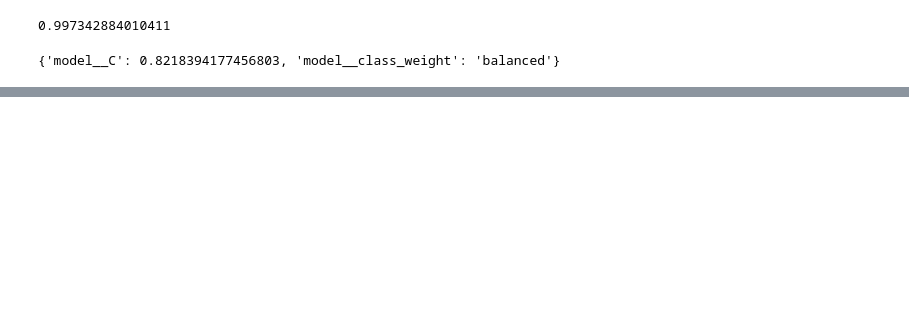
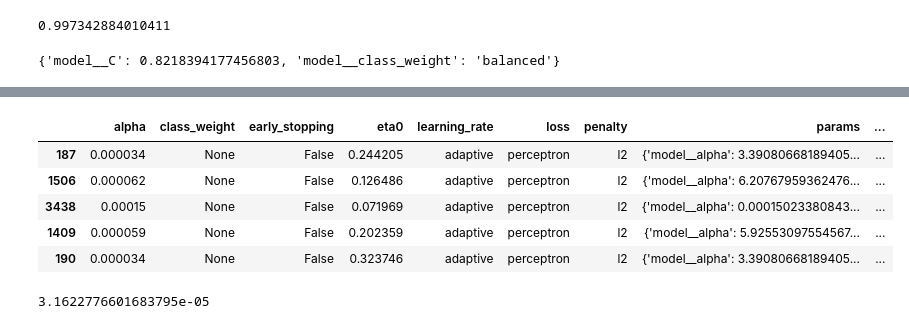
Before and after one commit to BradenAnderson/Quant-Case-Studies, a Jupyter notebook: 05_FirewallTraffic/AndersonLam_CS5.ipynb, the cells around one changed output, grey strips where cells are left out. Drawn from its saved outputs; the diff is of its cells as text; code cells hidden in the pictures; blank space fills up the shorter version.

```diff
--- a/05_FirewallTraffic/AndersonLam_CS5.ipynb
+++ b/05_FirewallTraffic/AndersonLam_CS5.ipynb
@@ -249,0 +320,63 @@ gs1_df.sort_values(by="mean_test_balanced_accuracy", ascending=False).head(2)
+# %%
+target = "Action"
+drop_cols = ["NAT Destination Port"]
+
+X = train_df.drop(columns=drop_cols+[target])
+y = train_df[target].to_numpy()
+
+ohe_cols = ["Source Port", "Destination Port", "NAT Source Port"]
+scale_cols = [c for c in X.columns if c not in ohe_cols]
+
+preprocess = ColumnTransformer(transformers=[("ohe", OneHotEncoder(handle_unknown='infrequent_if_exist'),
+                                              ohe_cols),
+                                             ("scale", StandardScaler(), scale_cols)],
+                               remainder="passthrough",
+                               n_jobs=10)
+
+model_sgd = Pipeline(steps=[("preprocess", preprocess),
+                        ("model", SGDClassifier(random_state=7742,
+                                                tol=5e-4,
+                                                n_jobs=15,
+                                                max_iter=50_000,
+                                                shuffle=True))])
+
+
+alphas = list(np.logspace(start=-4.5, stop=-3.5, num=100)) + [gs2.best_params_['model__alpha']]
+
+parameter_grid = {"model__penalty": ["l2"],
+                  "model__loss": ["perceptron"],
+                  "model__alpha":alphas,
+                  "model__learning_rate":["adaptive"],
+                  "model__eta0":list(np.logspace(start=-2, stop=0, num=50)) + [gs2.best_params_['model__eta0']],
+                  "model__early_stopping":[False],
+                  "model__class_weight":[None]}
+
+metrics=['f1_weighted', 'f1_micro', 'f1_macro',
+         'recall_weighted', 'recall_micro', 'recall_macro',
+         'precision_weighted', 'precision_micro', 'precision_macro',
+         'accuracy', 'balanced_accuracy']
+
+# gs3 = run_gridsearch(X=X,
+#                      y=y,
+#                      folds=5,
+#                      estimator=model_sgd,
+#                      param_grid=parameter_grid,
+#                      n_jobs=50,
+#                      scoring= metrics,
+#                      random_state=7742,
+#                      save_name=get_gs_save_name(model_name=f"SGD_Perceptron_Tune2"))
+PATH=f"./models/SGD_Perceptron_Tune2_20221029_1713.pkl"
+gs3 = load_gs_from_pickle(pickle_filepath=PATH)
+gs3_df = gs_to_clean_df(gs3.cv_results_, sort_metric="mean_test_f1_weighted")
+gs3_df.loc[:,[c for c in gs3_df.columns if "std" not in c]].head()
+# %% [output]
+|  | alpha | class_weight | early_stopping | eta0 | learning_rate | loss | penalty | params | ... |
+| 187 | 0.000034 | None | False | 0.244205 | adaptive | perceptron | l2 | {'model__alpha': 3.39080668189405... | ... |
+| 1506 | 0.000062 | None | False | 0.126486 | adaptive | perceptron | l2 | {'model__alpha': 6.20767959362476... | ... |
+| 3438 | 0.00015 | None | False | 0.071969 | adaptive | perceptron | l2 | {'model__alpha': 0.00015023380843... | ... |
+| 1409 | 0.000059 | None | False | 0.202359 | adaptive | perceptron | l2 | {'model__alpha': 5.92553097554567... | ... |
+| 190 | 0.000034 | None | False | 0.323746 | adaptive | perceptron | l2 | {'model__alpha': 3.39080668189405... | ... |
+# %%
+np.min(alphas)
+# %% [output]
+3.1622776601683795e-05
```
Also changed, not shown: parts of 24 cells of this notebook, 3 other files.
